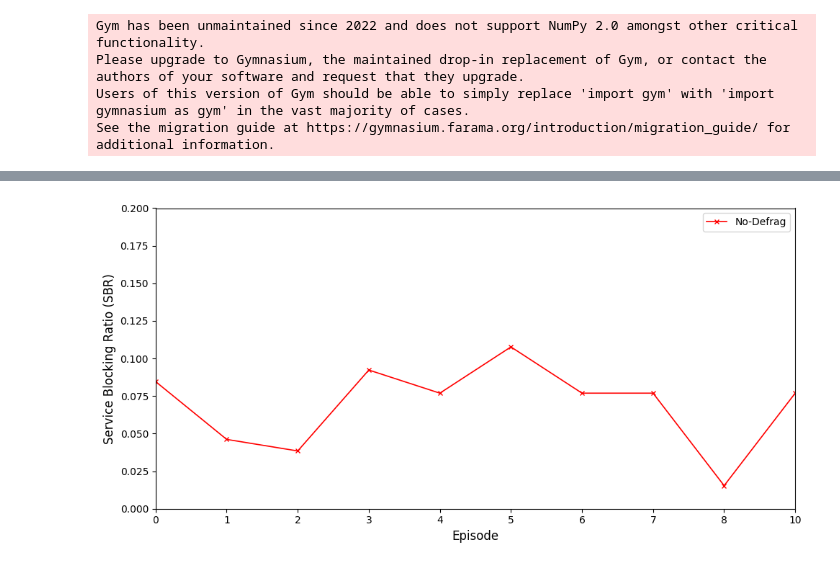
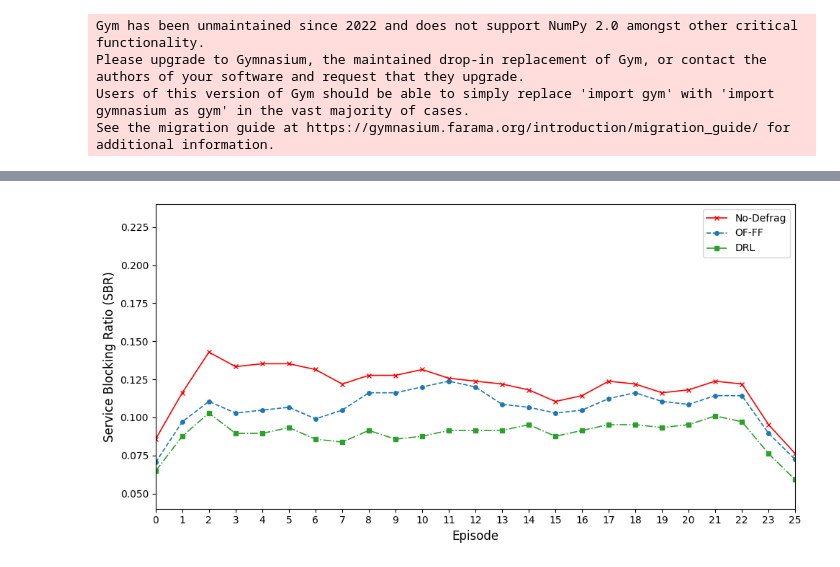
Before and after one commit to TSNTools/TSN_optimizer_platform, a Jupyter notebook: bench.ipynb, the cells around one changed output, grey strips where cells are left out. Saved outputs shown, nothing was run; the diff lists cells and outputs as text; code cells hidden in the pictures.

Commit message:
Save current progress

```diff
--- a/bench.ipynb
+++ b/bench.ipynb
@@ -266,7 +266,7 @@ def run_of_ff_on_trace(
                 rejected += 1
                 continue
 
-            result = sched.place_stream_first_fit(
+            result = sched.place_stream_first_fit_fast(
                 stream=stream,
                 usecase=inst,
                 problem=problem,
@@ -419,6 +419,7 @@ def run_drl_on_trace(
                 usecase=env.usecase,
                 rng=rng_py,
                 port_intervals=env.port_intervals,
+                stream_arrival_times=env.stream_arrival_times,
             )
 
             env._load_state_from_schedule(sched)
@@ -544,18 +545,22 @@ def run_drl_on_trace(
                 env.blocked_requests += 1
                 continue
 
-            result = sched.place_stream_first_fit(
+            result = sched.place_stream_first_fit_fast(
                 stream=stream,
                 usecase=env.usecase,
                 problem=env.problem,
                 port_intervals=env.port_intervals,
+                max_candidates_per_hop=1,
             )
 
             env._rebuild_runtime_metadata()
 
-            if result.get("accepted", False):
+            accepted_ids = result.get("accepted", [])
+
+            if accepted_ids:
                 env.accepted_requests += 1
-                env.stream_arrival_times[int(stream_id)] = float(env.current_time)
+                new_sid = int(accepted_ids[-1])
+                env.stream_arrival_times[new_sid] = float(env.current_time)
             else:
                 env.blocked_requests += 1
 
@@ -766,7 +771,7 @@ def plot_multiple_sbr_curves(curves, smooth_window=None):
             **style
         )
 
-    plt.ylim(0, 0.2)
+    plt.ylim(0.04, 0.24)
     plt.xlabel("Episode", fontsize=12)
     plt.ylabel("Service Blocking Ratio (SBR)", fontsize=12)
 
@@ -827,0 +795,17 @@ Episode 9: | No-Defrag=0.0950
+# %%
+results2 = benchmark_shared_trace(
+    methods=("no_defrag","of_ff","drl",),
+    model_path="run_07/best_model.zip",
+    instance=instance,
+    problem=problem,
+    n_episodes=50,
+    arrivals_per_episode=105,
+    lambda_arrival=1,
+    mu_departure=0.3,
+    seed=42,
+    p=10,
+    n=2,
+    max_candidates=5,
+    max_steps=500,
+    deterministic=True,
+)
@@ -828,16 +830,16 @@ Episode 9: | No-Defrag=0.0950
 # %%
 curves = {}
 
 label_map = {
     "no_defrag_sbr": "No-Defrag",
     "of_ff_sbr": "OF-FF",
     "drl_sbr": "DRL",
 }
 
 for key, label in label_map.items():
     if key in results2:
         curves[label] = results2[key]
 
-plot_multiple_sbr_curves(curves, smooth_window=1)
+plot_multiple_sbr_curves(curves, smooth_window=5)
 # %% [output]
-[figure, old version]
+[figure, new version]
```
Also changed, not shown: parts of 3 cells of this notebook, 46 other files.
